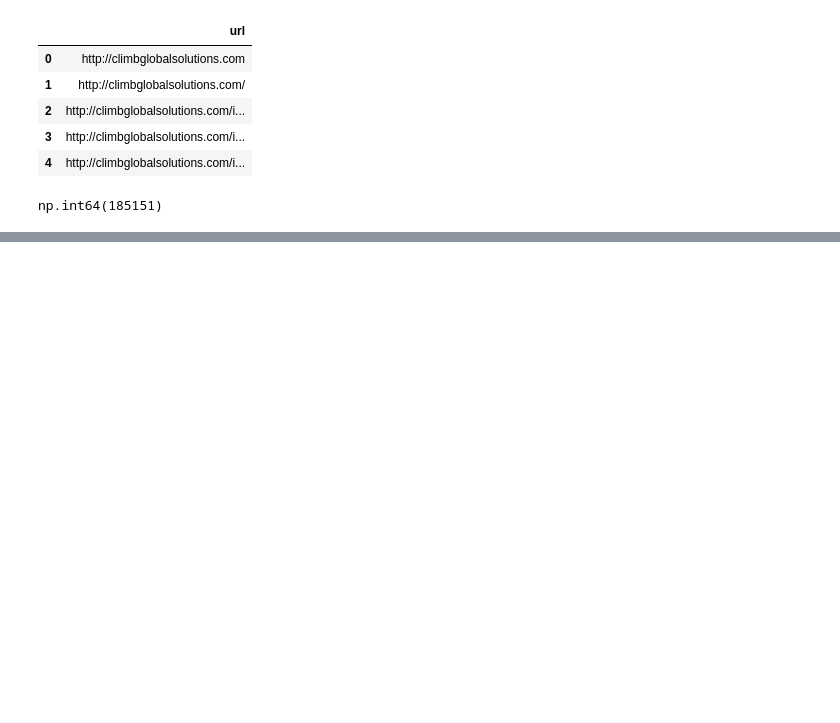
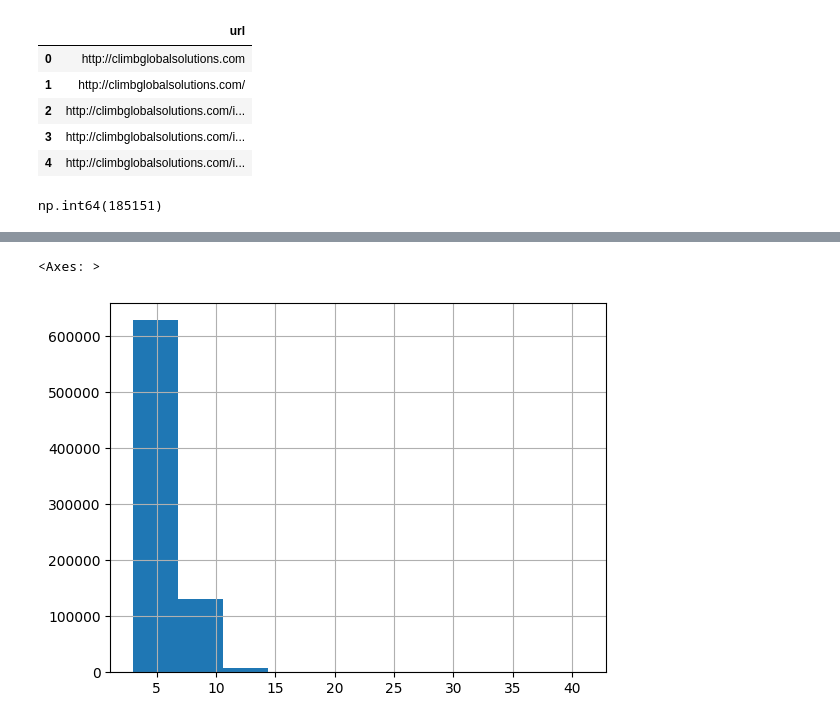
Before and after one commit to Anze-/datathon2k25, a Jupyter notebook: url_filtering.ipynb, the cells around one changed output, grey strips where cells are left out. Cells and saved outputs as stored; diff of their text form; code cells hidden in the pictures; blank space fills up the shorter version.

```diff
--- a/url_filtering.ipynb
+++ b/url_filtering.ipynb
@@ -310,0 +320,2 @@ urls_df.to_parquet("filtered_urls.parquet")
+# %%
+urls_df = pd.read_parquet("filtered_urls.parquet")
@@ -310,0 +340,9 @@ urls_df.to_parquet("filtered_urls.parquet")
+# %%
+urls_df['splits'] = urls_df.url.apply(lambda x: x.split('/'))
+# %%
+urls_df['num_splits'] = urls_df.splits.apply(len)
+# %%
+urls_df.num_splits.hist()
+# %% [output]
+<Axes: >
+[figure, added]
```
Also changed, not shown: parts of 21 cells of this notebook, 2 other files.
